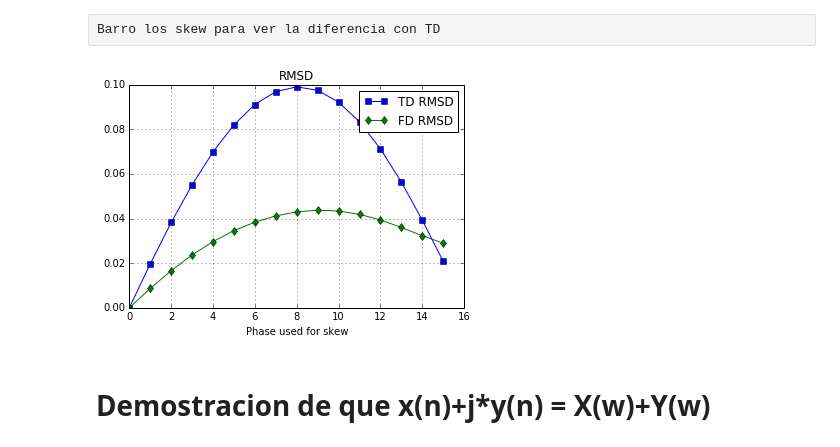
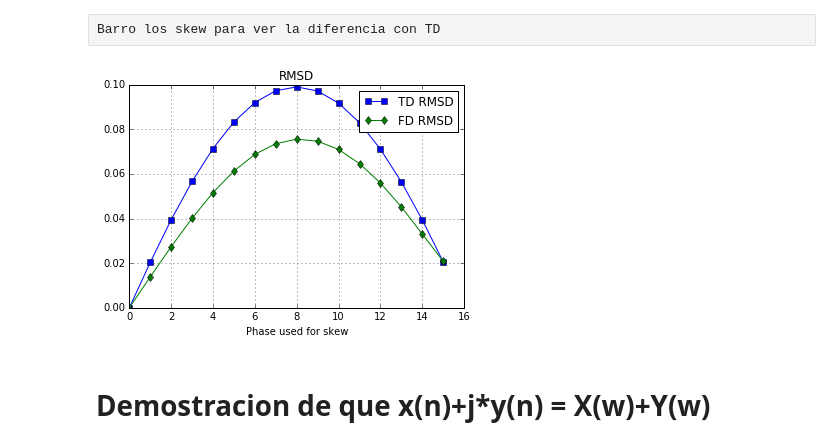
Before and after one commit to ataddei/DSPApps, a Jupyter notebook: FD Skew Compensation.ipynb, the cells around one changed output. Drawn from its saved outputs; the diff is of its cells as text; code cells hidden in the pictures.

```diff
--- a/FD Skew Compensation.ipynb
+++ b/FD Skew Compensation.ipynb
@@ -31,7 +31,7 @@ def gen_noise(SNRdb=13):
     noise = np.array([complex(np.random.normal(scale=sigma_noise),np.random.normal(scale=sigma_noise)) for i in xrange(N_data*16)])
     return noise
 
-Signal = gen_data_rx(0.5)
+Signal = gen_data_rx(0.17)
 Noise=gen_noise()
 pl.psd(Signal)
 #pl.psd(Noise)
@@ -60,5 +60,5 @@ pl.show()
 # %%
-fft_size=8#len(sampled_data)
+fft_size=16#len(sampled_data)
 def fd_compensation():
     D=1.0*sk_in_samples/16
 
@@ -104,4 +133,6 @@ print phases
 # %%
+from deModel import DeFixedInt
+
 def td_compensation():
     n_index=64
     n_taps=6
@@ -119,4 +150,21 @@ def td_compensation():
     y = [  sum(taps*x[i:i+6]) for i in range(len(x)-6)]
 
     return y,taps
-z,taps=td_compensation()
+pl.figure(figsize=[21,21])
+for m in range(9):
+    sk_in_samples=m
+    z,taps=td_compensation()
+    taps_with_q_noise=[i+random.gauss(mu=0,sigma=2*np.sqrt(2.**(-12)/12)) for i in taps]
+    taps_quantized=[DeFixedInt(2,6,i,roundMode='trunc').fValue for i in taps]
+    w, gd = scipy.signal.group_delay((taps_quantized,[1]))
+    w, gd_pure = scipy.signal.group_delay((taps,[1]))
+
+    pl.title('Digital filter group delay')
+    limit=len(w)*3/5
+    pl.plot(w[:limit], gd[:limit]-gd_pure[:limit],label="Skew Filter "+str(sk_in_samples/16.)+" samples")
+pl.ylabel('Group delay [samples]')
+pl.xlabel('Frequency [rad/sample]')
+pl.grid()
+pl.legend()
+
+pl.show()
@@ -179,24 +233,24 @@ Barro los skew para ver la diferencia con TD
 # %%
 td_rmsd=[]
 fd_rmsd=[]
-fft_size=64
+fft_size=16
 for i in range(16):
     sk_in_samples=i
     (sampled_data,skewed_data) = sample_data()
     (x,y,f,g,phases)=fd_compensation()
     z,taps=td_compensation()
     td_rmsd.append(calc_td_rmsd())
     fd_rmsd.append(calc_fd_rmsd())
 
 pl.title('RMSD')
 pl.plot(td_rmsd,'s-',label='TD RMSD')
 pl.plot(fd_rmsd,'d-',label='FD RMSD')
 pl.xlabel( 'Phase used for skew')
 pl.grid()
 pl.legend()
 pl.show()
 # %% [output]
-[figure, old version]
+[figure, new version]
 # %% [markdown]
 # Demostracion de que x(n)+j*y(n) = X(w)+Y(w)
 # %%
```
Also changed, not shown: parts of 13 cells of this notebook, 1 other file.
